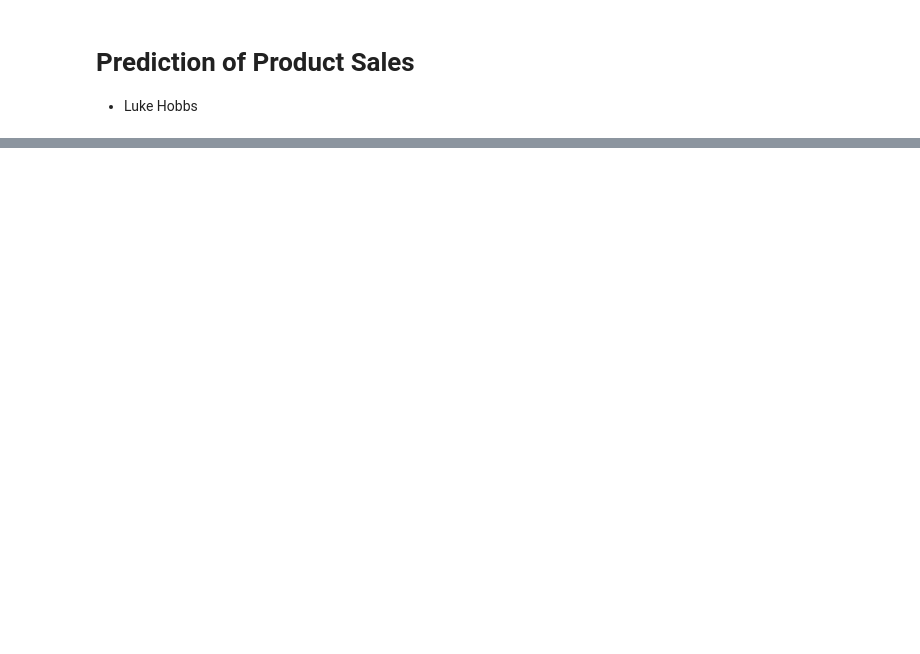
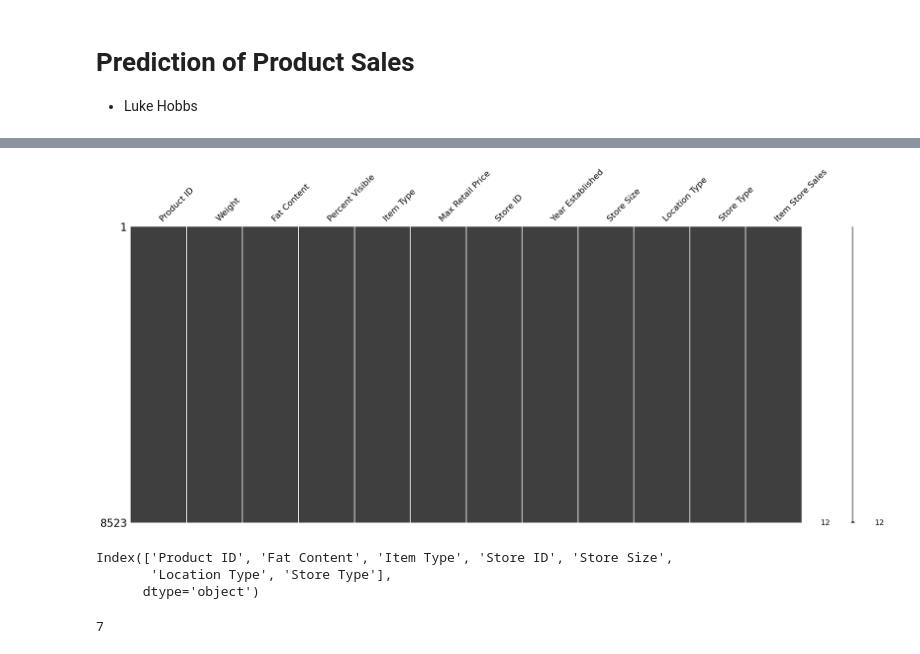
Before and after one commit to Rovidicus/Prediction-of-Product-Sales, a Jupyter notebook: PredictionofProductSales_LukeH.ipynb, the cells around one changed output, grey strips where cells are left out. Drawn from its saved outputs; the diff is of its cells as text; code cells hidden in the pictures; blank space fills up the shorter version.

```diff
--- a/PredictionofProductSales_LukeH.ipynb
+++ b/PredictionofProductSales_LukeH.ipynb
@@ -11,0 +186,19 @@
+# %%
+# Check for missing values in missingno
+msno.matrix(df);
+# %% [output]
+[figure, added]
+# %%
+# Find and fix any inconsistent categories of data.
+# Saving a list of object columns
+obj_cols = df.select_dtypes('object').columns
+obj_cols
+# %% [output]
+Index(['Product ID', 'Fat Content', 'Item Type', 'Store ID', 'Store Size',
+       'Location Type', 'Store Type'],
+      dtype='object')
+# %%
+# Check the nunique for just the object cols
+obj_cols.nunique()
+# %% [output]
+7
```
Also changed, not shown: parts of 31 cells of this notebook.
